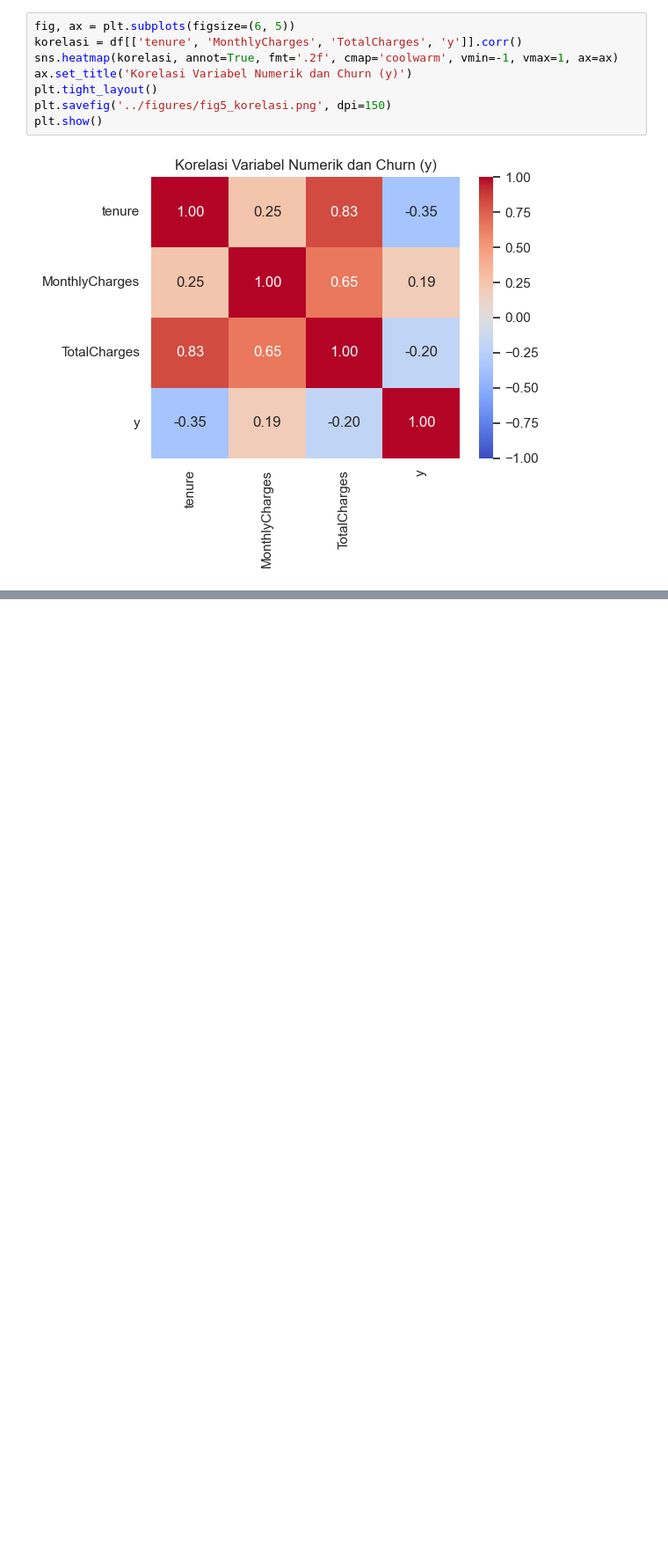
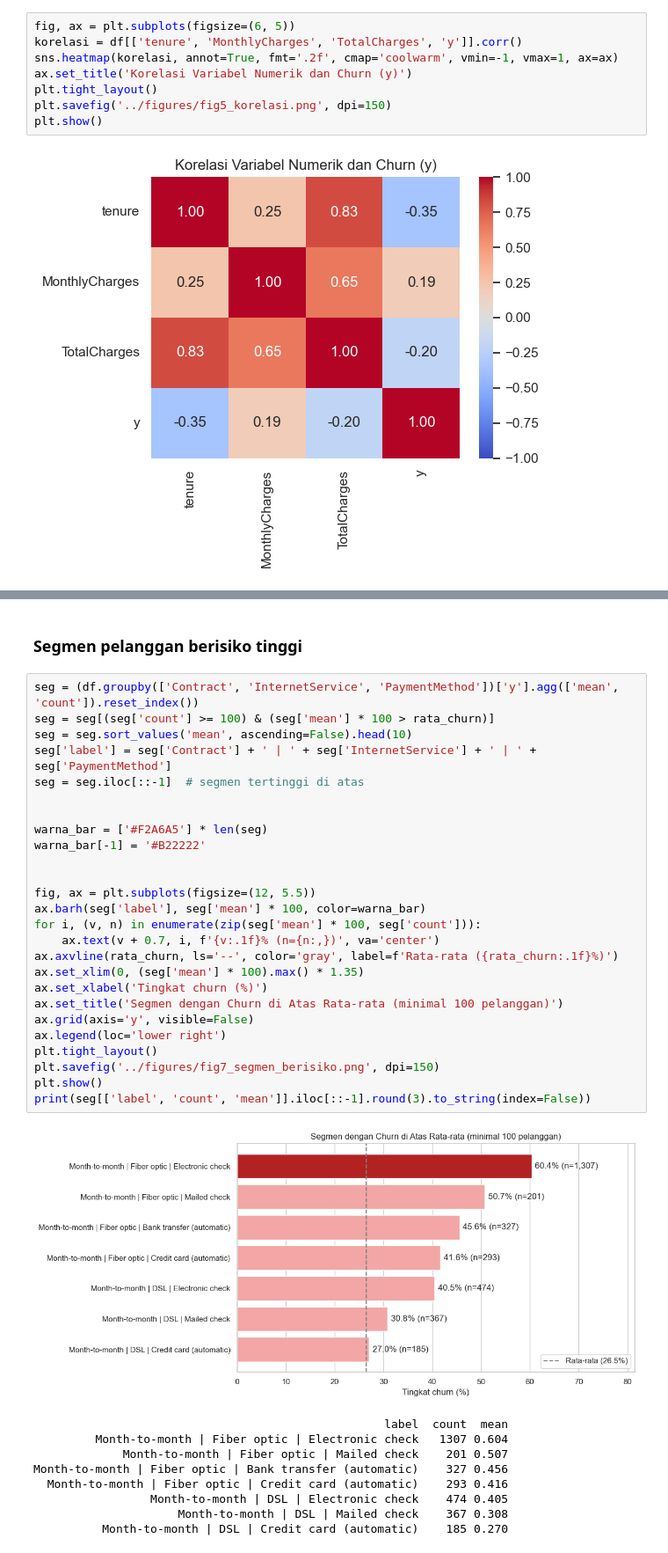
Before and after one commit to Cecarrr/21_IF-B_Pemuja-Kerang-Ajaib, a Jupyter notebook: notebooks/Insight-EDA.ipynb, the cells around one changed output, grey strips where cells are left out. Shown at 88% size. Drawn from its saved outputs; the diff is of its cells as text; blank space fills up the shorter version.

```diff
--- a/notebooks/Insight-EDA.ipynb
+++ b/notebooks/Insight-EDA.ipynb
@@ -199,0 +219,38 @@ plt.show()
+# %% [markdown]
+### Segmen pelanggan berisiko tinggi
+# %%
+seg = (df.groupby(['Contract', 'InternetService', 'PaymentMethod'])['y'].agg(['mean', 'count']).reset_index())
+seg = seg[(seg['count'] >= 100) & (seg['mean'] * 100 > rata_churn)]
+seg = seg.sort_values('mean', ascending=False).head(10)
+seg['label'] = seg['Contract'] + ' | ' + seg['InternetService'] + ' | ' + seg['PaymentMethod']
+seg = seg.iloc[::-1]  # segmen tertinggi di atas
+
+
+warna_bar = ['#F2A6A5'] * len(seg)
+warna_bar[-1] = '#B22222'
+
+
+fig, ax = plt.subplots(figsize=(12, 5.5))
+ax.barh(seg['label'], seg['mean'] * 100, color=warna_bar)
+for i, (v, n) in enumerate(zip(seg['mean'] * 100, seg['count'])):
+    ax.text(v + 0.7, i, f'{v:.1f}% (n={n:,})', va='center')
+ax.axvline(rata_churn, ls='--', color='gray', label=f'Rata-rata ({rata_churn:.1f}%)')
+ax.set_xlim(0, (seg['mean'] * 100).max() * 1.35)
+ax.set_xlabel('Tingkat churn (%)')
+ax.set_title('Segmen dengan Churn di Atas Rata-rata (minimal 100 pelanggan)')
+ax.grid(axis='y', visible=False)
+ax.legend(loc='lower right')
+plt.tight_layout()
+plt.savefig('../figures/fig7_segmen_berisiko.png', dpi=150)
+plt.show()
+print(seg[['label', 'count', 'mean']].iloc[::-1].round(3).to_string(index=False))
+# %% [output]
+[figure, added]
+                                                   label  count  mean
+         Month-to-month | Fiber optic | Electronic check   1307 0.604
+             Month-to-month | Fiber optic | Mailed check    201 0.507
+Month-to-month | Fiber optic | Bank transfer (automatic)    327 0.456
+  Month-to-month | Fiber optic | Credit card (automatic)    293 0.416
+                 Month-to-month | DSL | Electronic check    474 0.405
+                     Month-to-month | DSL | Mailed check    367 0.308
+          Month-to-month | DSL | Credit card (automatic)    185 0.270
```
Also changed, not shown: parts of 4 cells of this notebook.
